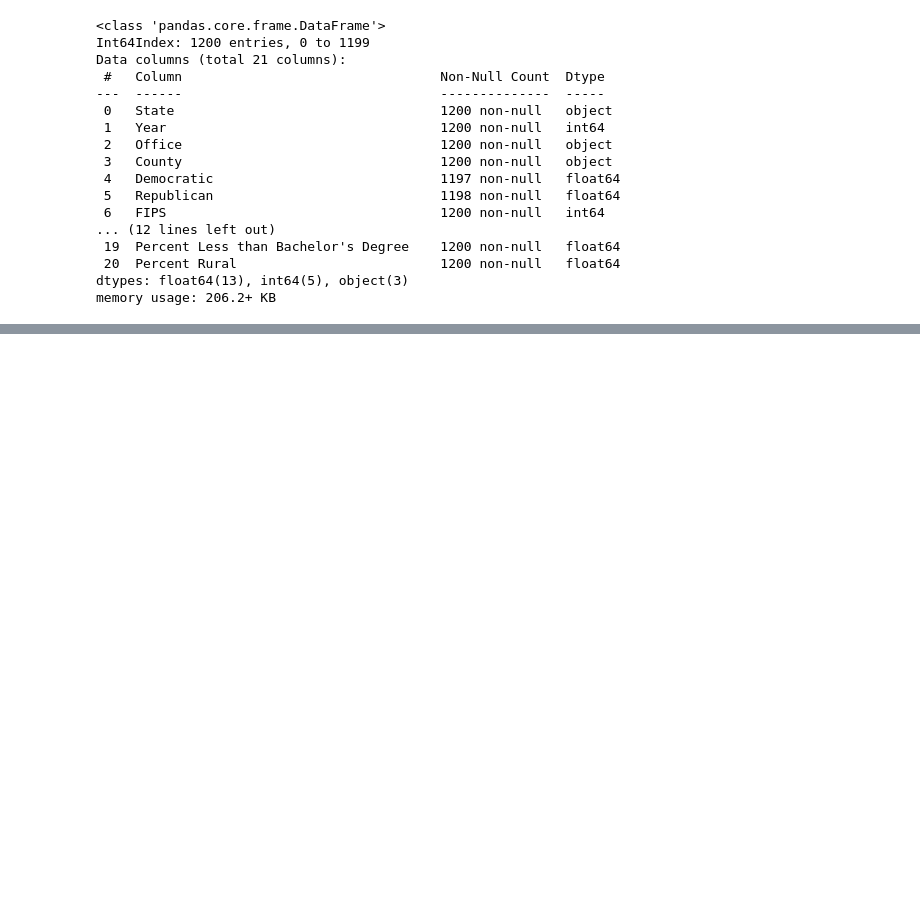
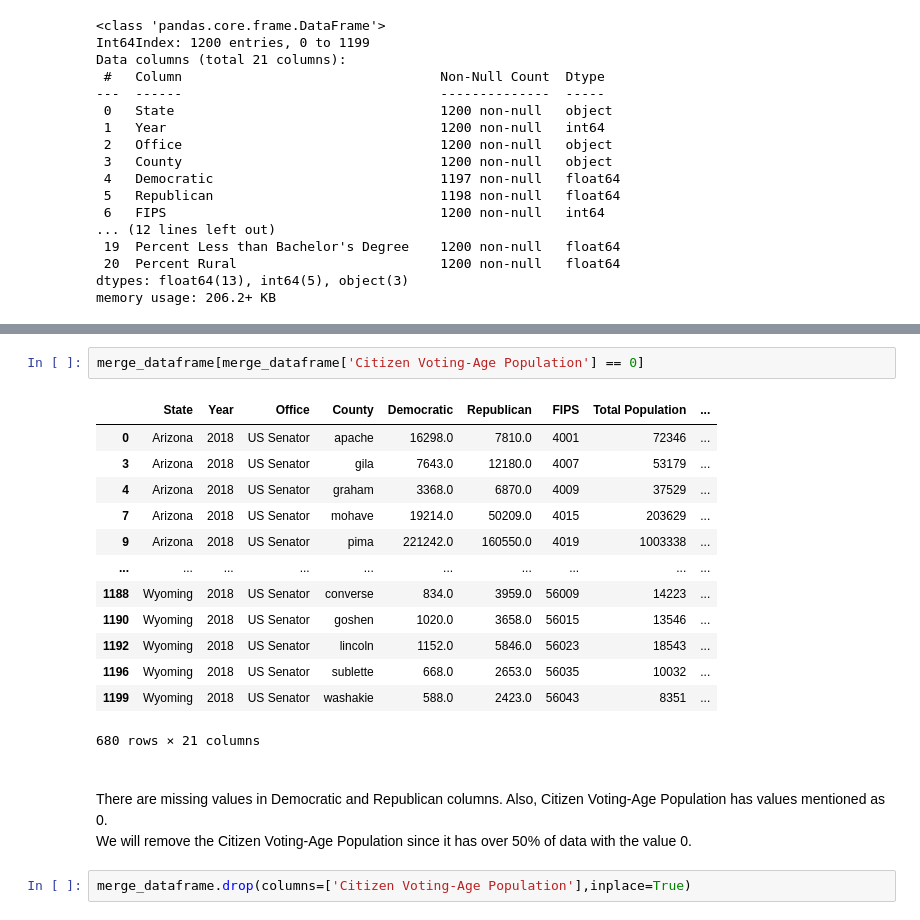
Before and after one commit to karanmalh0tra/2018Election-DataScience, a Jupyter notebook: Project-1/Project1.ipynb, the cells around one changed output, grey strips where cells are left out. Saved outputs shown, nothing was run; the diff lists cells and outputs as text; blank space fills up the shorter version.

```diff
--- a/Project-1/Project1.ipynb
+++ b/Project-1/Project1.ipynb
@@ -114,0 +140,23 @@ The type of these variables are objectm int64 and float64.
+# %%
+merge_dataframe[merge_dataframe['Citizen Voting-Age Population'] == 0]
+# %% [output]
+|  | State | Year | Office | County | Democratic | Republican | FIPS | Total Population | ... |
+| 0 | Arizona | 2018 | US Senator | apache | 16298.0 | 7810.0 | 4001 | 72346 | ... |
+| 3 | Arizona | 2018 | US Senator | gila | 7643.0 | 12180.0 | 4007 | 53179 | ... |
+| 4 | Arizona | 2018 | US Senator | graham | 3368.0 | 6870.0 | 4009 | 37529 | ... |
+| 7 | Arizona | 2018 | US Senator | mohave | 19214.0 | 50209.0 | 4015 | 203629 | ... |
+| 9 | Arizona | 2018 | US Senator | pima | 221242.0 | 160550.0 | 4019 | 1003338 | ... |
+| ... | ... | ... | ... | ... | ... | ... | ... | ... | ... |
+| 1188 | Wyoming | 2018 | US Senator | converse | 834.0 | 3959.0 | 56009 | 14223 | ... |
+| 1190 | Wyoming | 2018 | US Senator | goshen | 1020.0 | 3658.0 | 56015 | 13546 | ... |
+| 1192 | Wyoming | 2018 | US Senator | lincoln | 1152.0 | 5846.0 | 56023 | 18543 | ... |
+| 1196 | Wyoming | 2018 | US Senator | sublette | 668.0 | 2653.0 | 56035 | 10032 | ... |
+| 1199 | Wyoming | 2018 | US Senator | washakie | 588.0 | 2423.0 | 56043 | 8351 | ... |
+680 rows × 21 columns
+# %% [markdown]
+<br>
+There are missing values in Democratic and Republican columns. Also, Citizen Voting-Age Population has values mentioned as 0.
+
+We will remove the Citizen Voting-Age Population since it has over 50% of data with the value 0.
+# %%
+merge_dataframe.drop(columns=['Citizen Voting-Age Population'],inplace=True)
```
Also changed, not shown: parts of 18 cells of this notebook.
